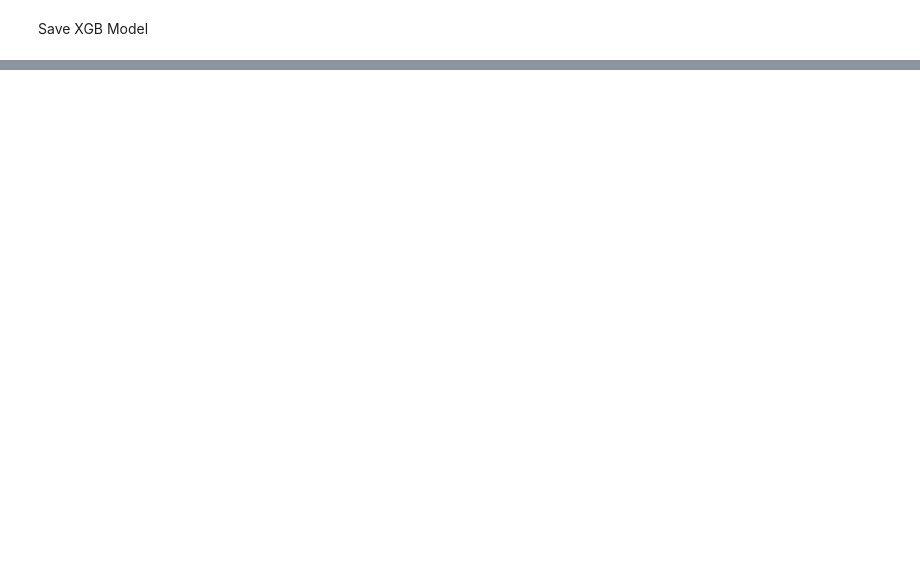
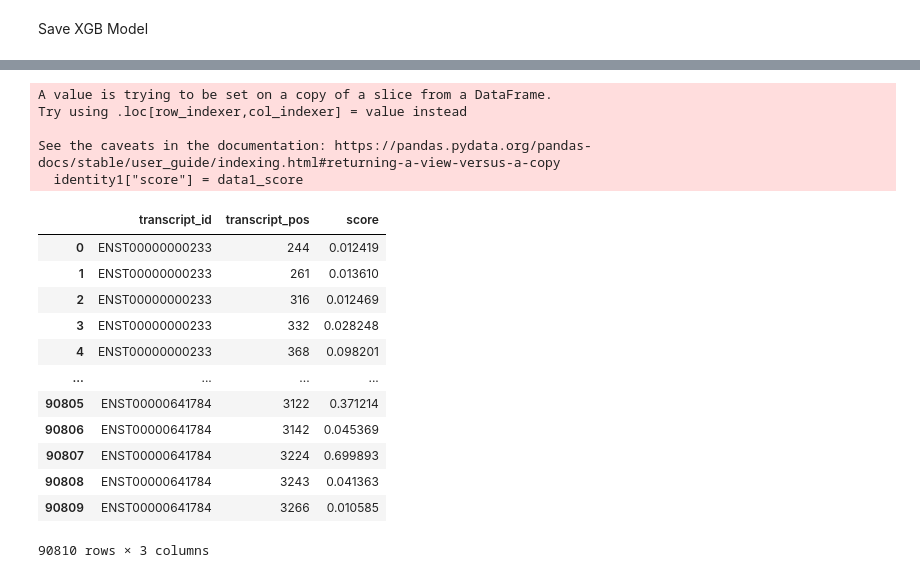
Before and after one commit to shaunpabo/dsa4266-gnome, a Jupyter notebook: intermediate_submission/xgb_model.ipynb, the cells around one changed output, grey strips where cells are left out. Saved outputs shown, nothing was run; the diff lists cells and outputs as text; code cells hidden in the pictures; blank space fills up the shorter version.

```diff
--- a/intermediate_submission/xgb_model.ipynb
+++ b/intermediate_submission/xgb_model.ipynb
@@ -273,0 +431,24 @@ pickle.dump(gscv_model.best_estimator_, open('xgbmodel.pkl', 'wb'))
+# %%
+identity1["score"] = data1_score
+# %% [output]
+A value is trying to be set on a copy of a slice from a DataFrame.
+Try using .loc[row_indexer,col_indexer] = value instead
+
+See the caveats in the documentation: https://pandas.pydata.org/pandas-docs/stable/user_guide/indexing.html#returning-a-view-versus-a-copy
+  identity1["score"] = data1_score
+# %%
+identity1
+# %% [output]
+|  | transcript_id | transcript_pos | score |
+| 0 | ENST00000000233 | 244 | 0.012419 |
+| 1 | ENST00000000233 | 261 | 0.013610 |
+| 2 | ENST00000000233 | 316 | 0.012469 |
+| 3 | ENST00000000233 | 332 | 0.028248 |
+| 4 | ENST00000000233 | 368 | 0.098201 |
+| ... | ... | ... | ... |
+| 90805 | ENST00000641784 | 3122 | 0.371214 |
+| 90806 | ENST00000641784 | 3142 | 0.045369 |
+| 90807 | ENST00000641784 | 3224 | 0.699893 |
+| 90808 | ENST00000641784 | 3243 | 0.041363 |
+| 90809 | ENST00000641784 | 3266 | 0.010585 |
+90810 rows × 3 columns
```
Also changed, not shown: parts of 43 cells of this notebook, 2 other files.
